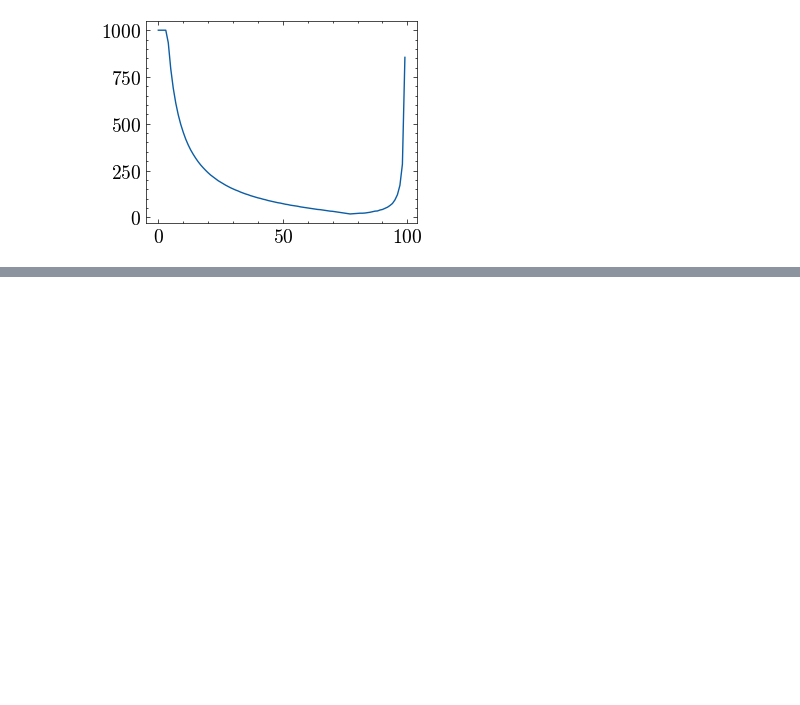
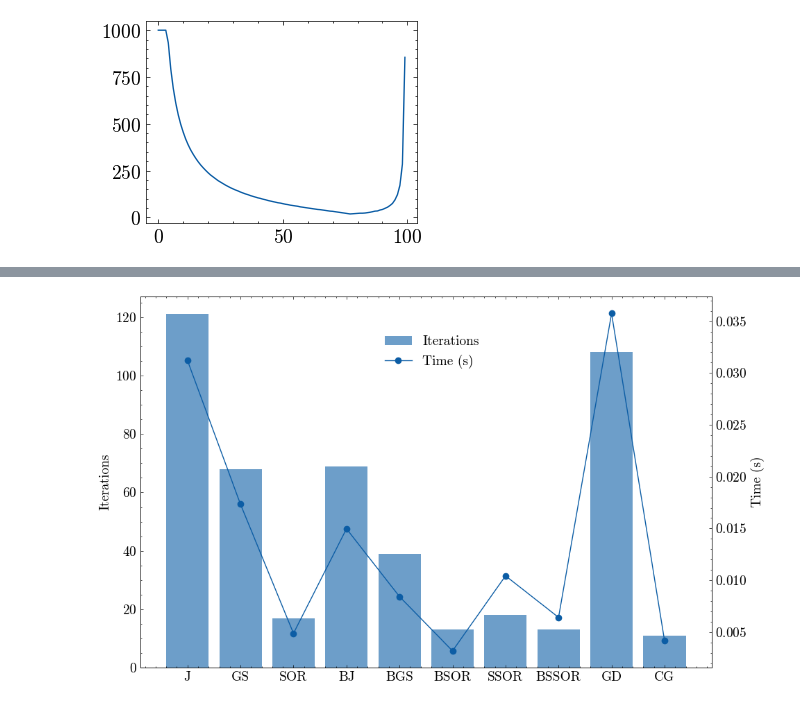
Before and after one commit to cospeng/NA, a Jupyter notebook: Q2homework.ipynb, the cells around one changed output, grey strips where cells are left out. Cells and saved outputs as stored; diff of their text form; code cells hidden in the pictures; blank space fills up the shorter version.

```diff
--- a/Q2homework.ipynb
+++ b/Q2homework.ipynb
@@ -404,0 +458,3 @@ plt.plot(list2)
+# %%
+u = CG()[0]
+print(u)
@@ -404,0 +473,84 @@ plt.plot(list2)
+# %%
+# 定义算法列表
+algorithms = {
+    "1": J,
+    "2": GS,
+    "3": SOR,
+    "4": BJ,
+    "5": BGS,
+    "6": BSOR,
+    "7": SSOR,
+    "8": BSSOR,
+    "9": GD,
+    "10": CG,
+}
+
+
+choices = list(algorithms.keys())
+
+plot = "y"
+
+metrics = []  # 用于存储每个算法的性能指标
+
+for choice in choices:
+    choice = choice.strip()  # 去掉多余的空格
+    if choice in algorithms:
+        algorithm_function = algorithms[choice]
+
+        # 多次执行算法并取平均时间
+        repeat_count = 5  # 可设置为较高值，提升测量准确度
+        total_time = 0.0
+        for _ in range(repeat_count):
+            # 记录开始时间
+            start_time = time.perf_counter()
+
+            u, k = algorithm_function()
+
+            # 记录结束时间和单次时间
+            end_time = time.perf_counter()
+            total_time += end_time - start_time
+
+        # 计算平均时间
+        avg_time = total_time / repeat_count
+
+        # 存储性能指标
+        metrics.append(
+            {
+                "algorithm": algorithm_function.__name__,
+                "iterations": k,
+                "time": avg_time,
+            }
+        )
+    else:
+        print(f"无效的选择: {choice}")
+
+print(pd.DataFrame(metrics))
+if plot:
+    # 提取数据用于绘图
+    algorithms = [m["algorithm"] for m in metrics]
+    iterations = [m["iterations"] for m in metrics]
+    times = [m["time"] for m in metrics]
+
+    fig, ax1 = plt.subplots(figsize=(10, 6))
+
+    # 绘制迭代次数柱状图
+    ax1.bar(algorithms, iterations, alpha=0.6, label="Iterations")
+    ax1.set_ylabel("Iterations")
+    ax1.tick_params(axis="y")
+
+    # 创建第二个y轴共享x轴，用于绘制时间数据
+    ax2 = ax1.twinx()
+    ax2.plot(algorithms, times, marker="o", label="Time (s)")
+    ax2.set_ylabel("Time (s)")
+    ax2.tick_params(axis="y")
+
+    # 显示图例和标题
+    fig.legend(loc='upper center', bbox_to_anchor=(0.5, 0.9))
+    # fig.suptitle("Algorithm Performance Comparison")
+    fig.tight_layout()  # 调整布局避免重叠
+    plt.show()
+else:
+    print("算法性能指标:", metrics)
+    np.set_printoptions(linewidth=200)
+    print(u)
+# %% [output]
@@ -404,0 +568 @@ plt.plot(list2)
+[figure, added]
```
Also changed, not shown: parts of 16 cells of this notebook.
